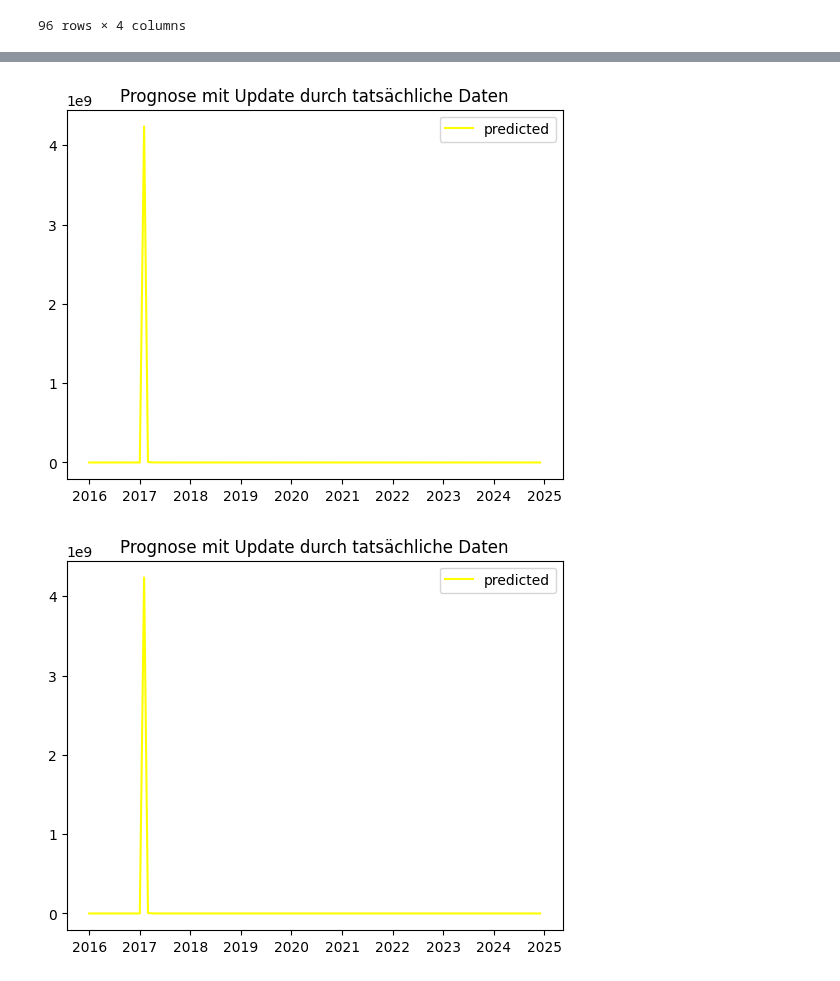
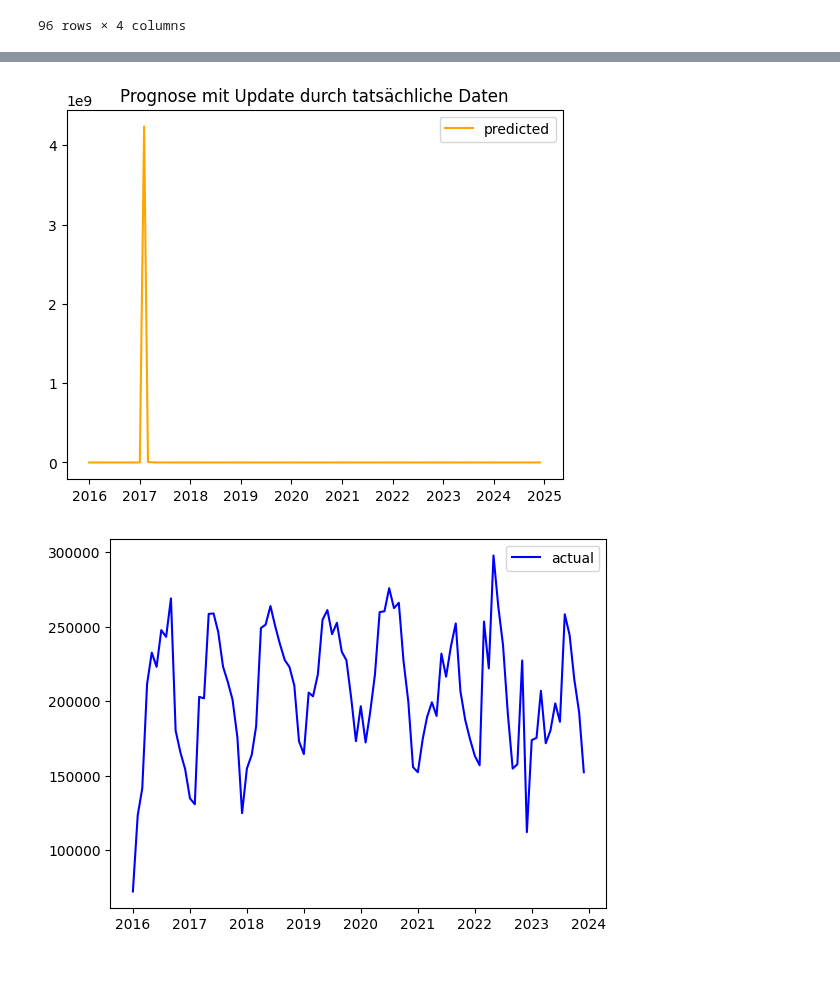
Before and after one commit to wooloflettuce/bonn-bike-count, a Jupyter notebook: ARIMA/Kennedybrücke/monatlich.ipynb, the cells around one changed output, grey strips where cells are left out. Saved outputs shown, nothing was run; the diff lists cells and outputs as text; code cells hidden in the pictures.

```diff
--- a/ARIMA/Kennedybrücke/monatlich.ipynb
+++ b/ARIMA/Kennedybrücke/monatlich.ipynb
@@ -510,20 +384,20 @@ tmp['final_data'] = scaler.inverse_transform(tmp[['unlogged']])
 # %%
 # Mergen der Daten
 df_r = pd.concat([df_train_seas, tmp], axis=1)
 
 df_r[header] = df_r[header].fillna(df_r['final_data'])
 df_r = pd.DataFrame(df_r)
 df_r.index = pd.to_datetime(df_r.index)
 start_date = '2016-01-01'
 end_date = '2024-12-01'
 plt.title('Prognose mit Update durch tatsächliche Daten')
 plt.plot(df_r.loc[start_date:end_date, 'final_data'],
-           color='yellow', label='predicted')
+           color='orange', label='predicted')
 plt.legend()
 plt.show()
 plt.plot(df_month.loc[start_date:'2023-12-31', header], color='blue', label='actual')
 plt.legend()
 plt.show()
 # %% [output]
-[figure, old version]
+[figure, new version]
-[figure, old version]
+[figure, new version]
```
Also changed, not shown: parts of 22 cells of this notebook, 18 other files.
